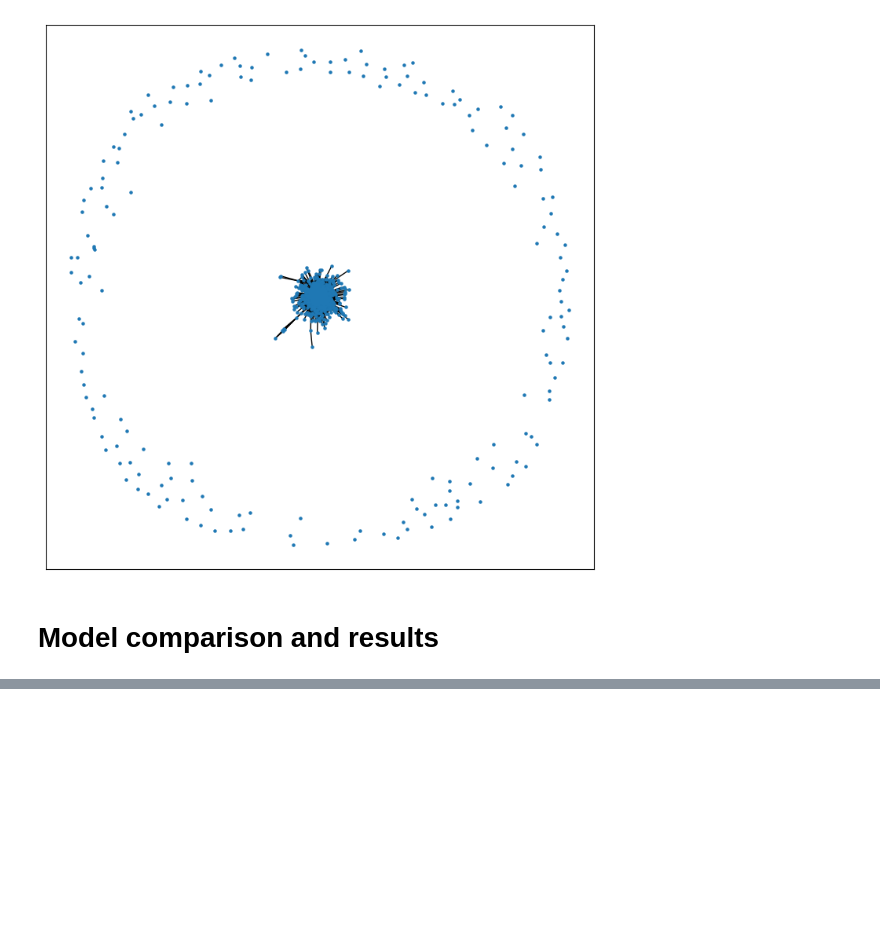
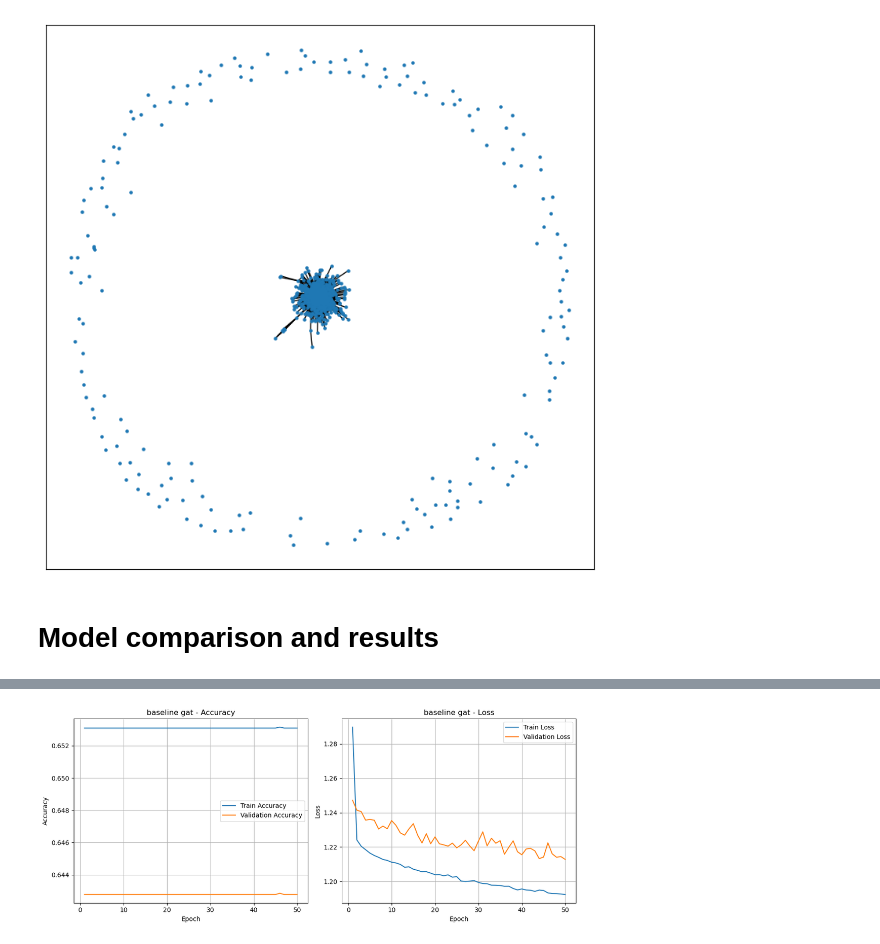
Before and after one commit to tommasoravasio/scRNAseq-GNN-multiclass-tp53, a Jupyter notebook: notebooks/main_experiment.ipynb, the cells around one changed output, grey strips where cells are left out. Drawn from its saved outputs; the diff is of its cells as text; code cells hidden in the pictures; blank space fills up the shorter version.

```diff
--- a/notebooks/main_experiment.ipynb
+++ b/notebooks/main_experiment.ipynb
@@ -593,0 +604,4 @@ Is undirected: True
+# %%
+model_comparison.plot_training_curves("../Results/target/gat_results/baseline_gat/training_log.csv", model_name = "baseline gat")
+# %% [output]
+[figure, added]
```
Also changed, not shown: parts of 6 cells of this notebook, 22 other files.
